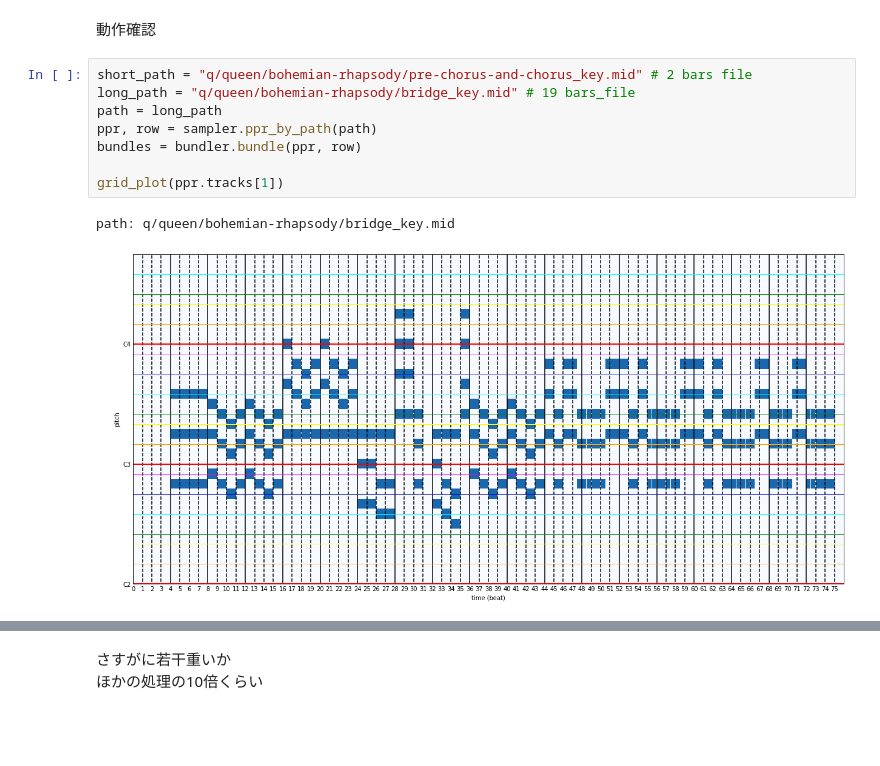
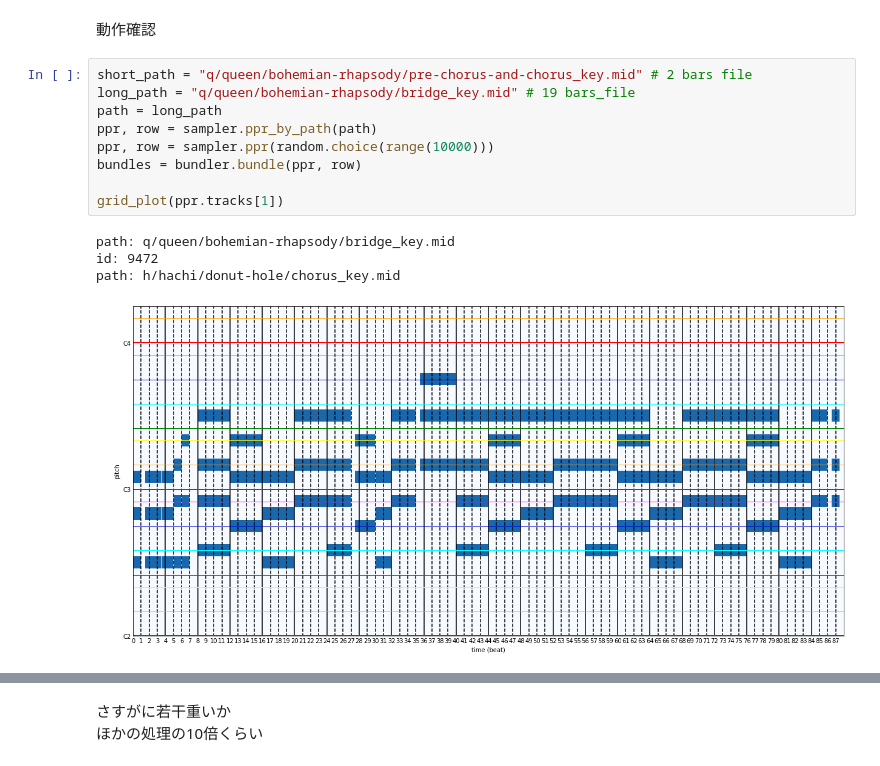
Before and after one commit to fuurin/schwbert, a Jupyter notebook: preparation/theorytab.ipynb, the cells around one changed output, grey strips where cells are left out. Saved outputs shown, nothing was run; the diff lists cells and outputs as text; blank space fills up the shorter version.

```diff
--- a/preparation/theorytab.ipynb
+++ b/preparation/theorytab.ipynb
@@ -705,14 +705,17 @@ class PermeateChord(BundlesProcessor):
 # %%
 short_path = "q/queen/bohemian-rhapsody/pre-chorus-and-chorus_key.mid" # 2 bars file
 long_path = "q/queen/bohemian-rhapsody/bridge_key.mid" # 19 bars_file
 path = long_path
 ppr, row = sampler.ppr_by_path(path)
+ppr, row = sampler.ppr(random.choice(range(10000)))
 bundles = bundler.bundle(ppr, row)
 
 grid_plot(ppr.tracks[1])
 # %% [output]
 path: q/queen/bohemian-rhapsody/bridge_key.mid
+id: 9472
+path: h/hachi/donut-hole/chorus_key.mid
-[figure, old version]
+[figure, new version]
 # %%
 permeate_chord = PermeateChord()
 
```
Also changed, not shown: parts of 9 cells of this notebook, 4 other files.
